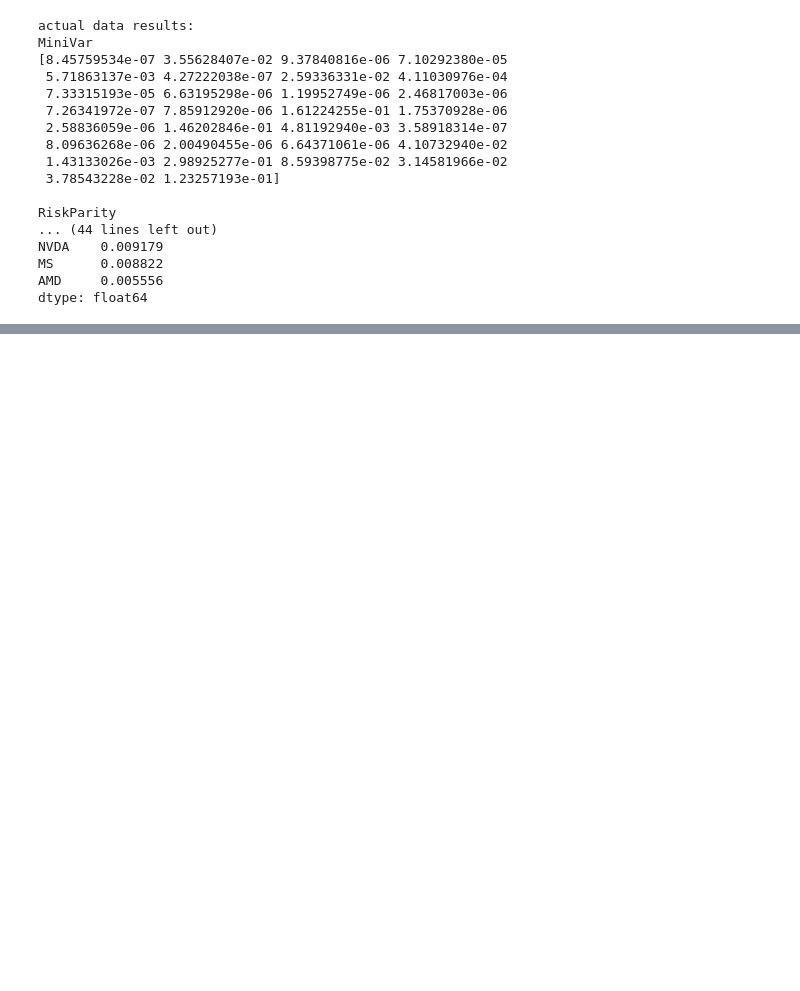
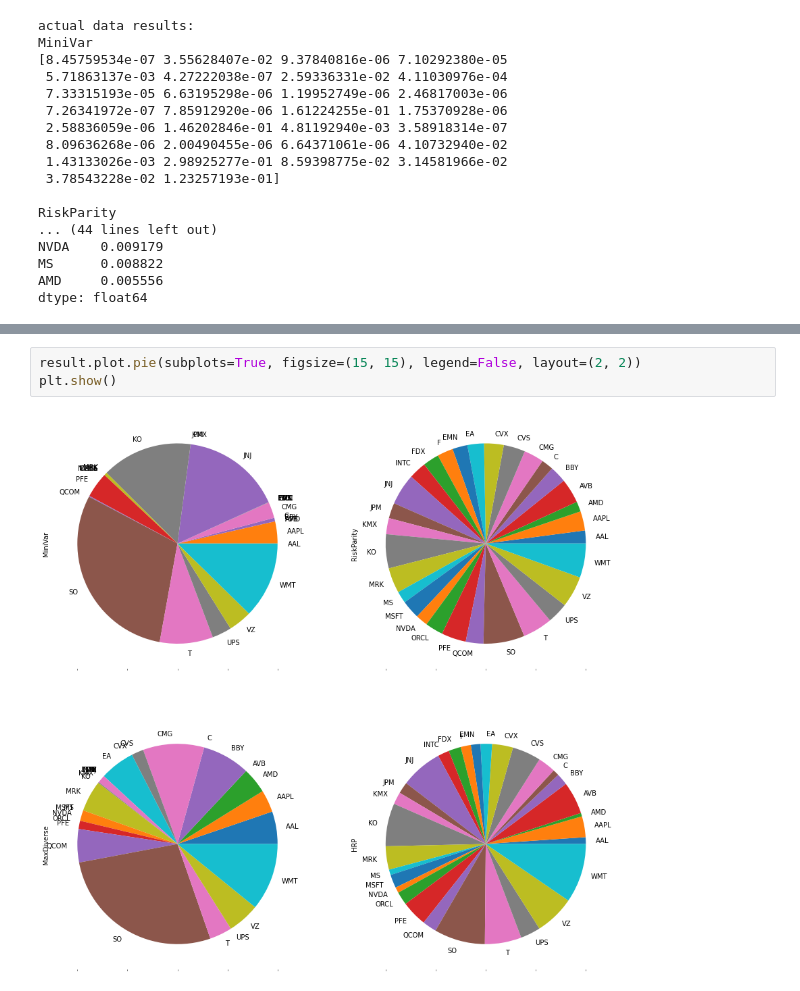
Before and after one commit to fishstoryyy/Project-2, a Jupyter notebook: demo.ipynb, the cells around one changed output, grey strips where cells are left out. Cells and saved outputs as stored; diff of their text form; blank space fills up the shorter version.

```diff
--- a/demo.ipynb
+++ b/demo.ipynb
@@ -147,0 +144,5 @@ plt.show()
+# %%
+result.plot.pie(subplots=True, figsize=(15, 15), legend=False, layout=(2, 2))
+plt.show()
+# %% [output]
+[figure, added]
```
Also changed, not shown: parts of 3 cells of this notebook.
